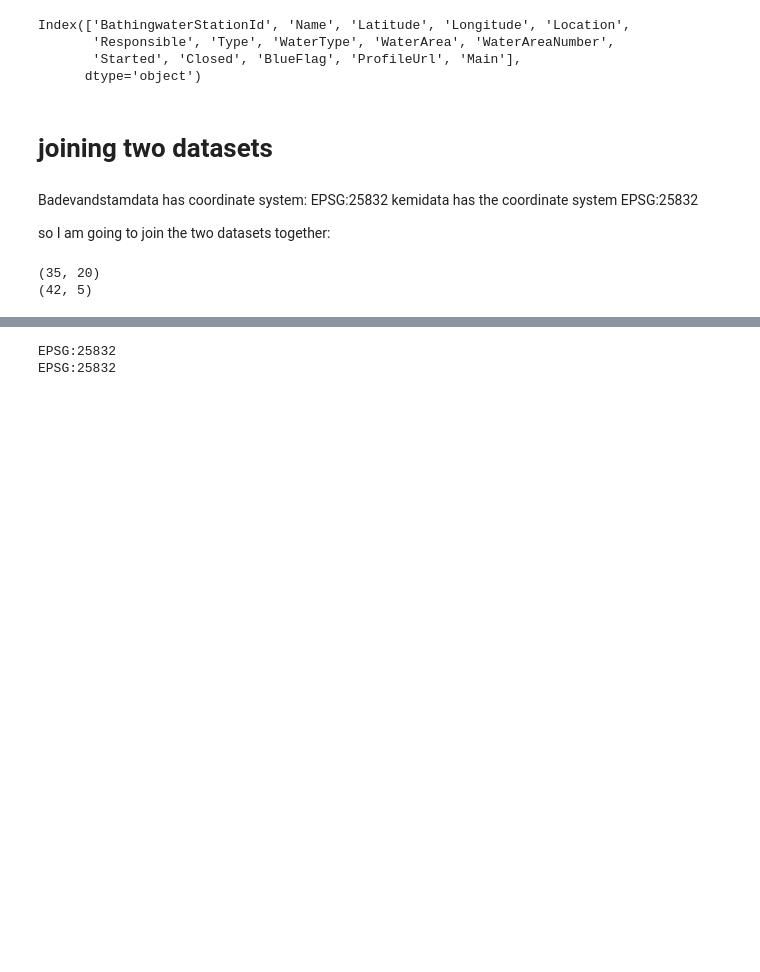
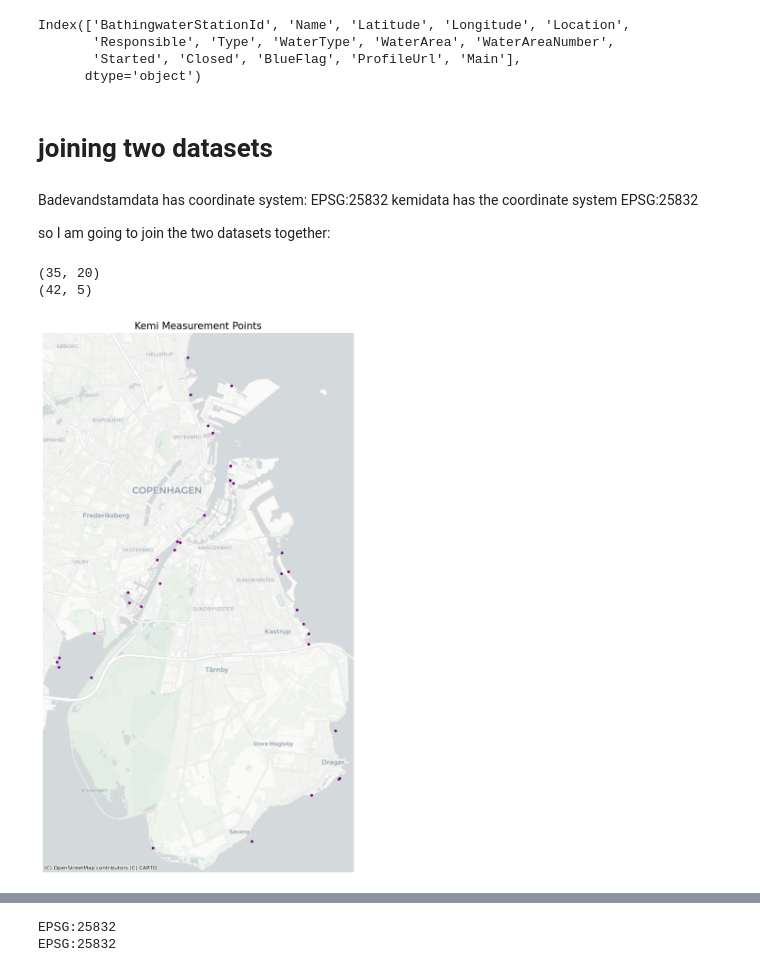
Before and after one commit to TalhaAkgul/gds-swimming-places, a Jupyter notebook: data_cleaning/data_cleaning.ipynb, the cells around one changed output, grey strips where cells are left out. Cells and saved outputs as stored; diff of their text form; code cells hidden in the pictures; blank space fills up the shorter version.

Commit message:
final data cleaning and plots downloading

```diff
--- a/data_cleaning/data_cleaning.ipynb
+++ b/data_cleaning/data_cleaning.ipynb
@@ -137,5 +137,32 @@ df_bath["Latitude"] = pd.to_numeric(df_bath["Latitude"])
 df_bath["Longitude"] = pd.to_numeric(df_bath["Longitude"])
 # %%
 gdf_kemi = gpd.GeoDataFrame(df_kemi, geometry=gpd.points_from_xy(df_kemi["Målested, x-koordinat"], df_kemi["Målested, y-koordinat"]), crs="EPSG:25832")
+# %%
+import matplotlib.pyplot as plt
+import contextily as cx
+
+# Make sure your GeoDataFrame is in Web Mercator for the basemap (EPSG:3857)
+gdf_kemi_web = gdf_kemi.to_crs(epsg=3857)
+
+# Set up the plot
+fig, ax = plt.subplots(figsize=(12, 12))
+
+# Plot your geospatial points (purple dots)
+gdf_kemi_web.plot(ax=ax, color='purple', markersize=10)
+
+# Remove axis for cleaner output
+ax.set_axis_off()
+
+# Add basemap (e.g., CartoDB Positron)
+cx.add_basemap(ax, source=cx.providers.CartoDB.Positron, crs=gdf_kemi_web.crs)
+
+# Add title
+ax.set_title('Kemi Measurement Points', fontsize=15)
+
+# Tight layout to ensure all is visible
+plt.tight_layout()
+plt.show()
+# %% [output]
+[figure, added]
 # %%
 gdf_bath = gpd.GeoDataFrame(df_bath, geometry=gpd.points_from_xy(df_bath["Longitude"],df_bath["Latitude"]), crs="EPSG:4326")
```
Also changed, not shown: parts of 4 cells of this notebook, 4 other files.
